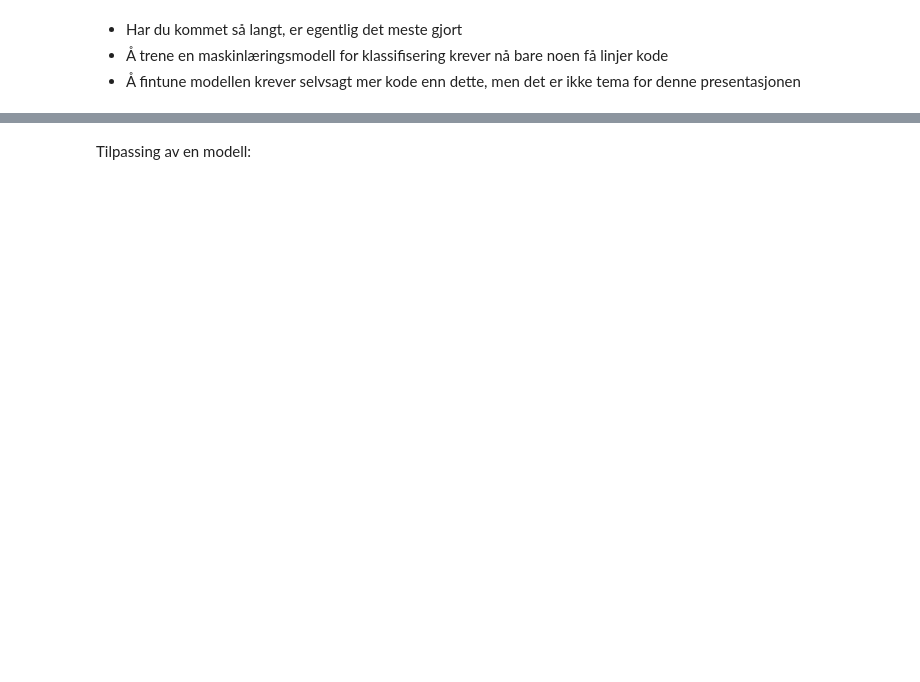
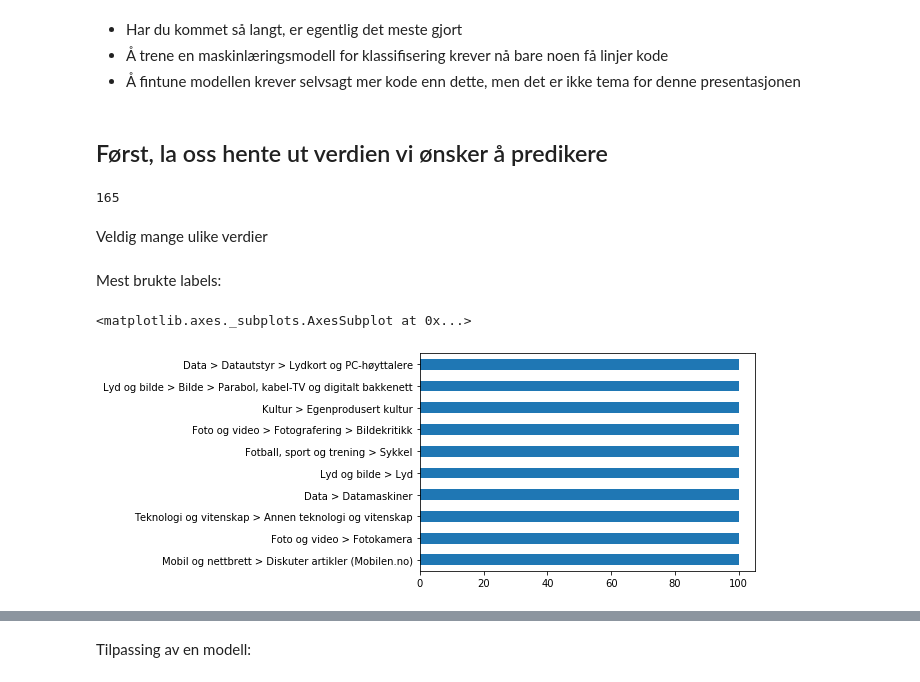
Before and after one commit to peterts/nlp-intro, a Jupyter notebook: notebooks/Presentation.ipynb, the cells around one changed output, grey strips where cells are left out. Cells and saved outputs as stored; diff of their text form; code cells hidden in the pictures; blank space fills up the shorter version.

```diff
--- a/notebooks/Presentation.ipynb
+++ b/notebooks/Presentation.ipynb
@@ -317,0 +325,3 @@ df.head(3)
+# %%
+df["text"] = df[["title", "body"]].apply(lambda x: "\n\n".join(x), axis=1)
+print(df["text"].iloc[0])
@@ -1592,3 +1622,20 @@ Sjekk denne siden: https://stackoverflow.com/[URL BLOCKED]
 - Har du kommet så langt, er egentlig det meste gjort
 - Å trene en maskinlæringsmodell for klassifisering krever nå bare noen få linjer kode
 - Å fintune modellen krever selvsagt mer kode enn dette, men det er ikke tema for denne presentasjonen
+# %% [markdown]
+## Først, la oss hente ut verdien vi ønsker å predikere
+# %%
+labels = df.label
+# %%
+labels.nunique()
+# %% [output]
+165
+# %% [markdown]
+Veldig mange ulike verdier
+# %% [markdown]
+Mest brukte labels:
+# %%
+labels.value_counts()[:10].plot.barh()
+# %% [output]
+<matplotlib.axes._subplots.AxesSubplot at 0x...>
+[figure, added]
```
Also changed, not shown: parts of 47 cells of this notebook, 1 other file.
